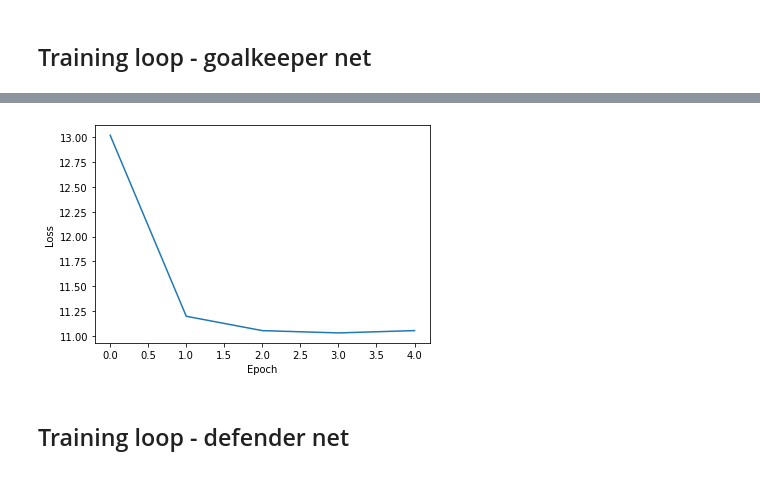
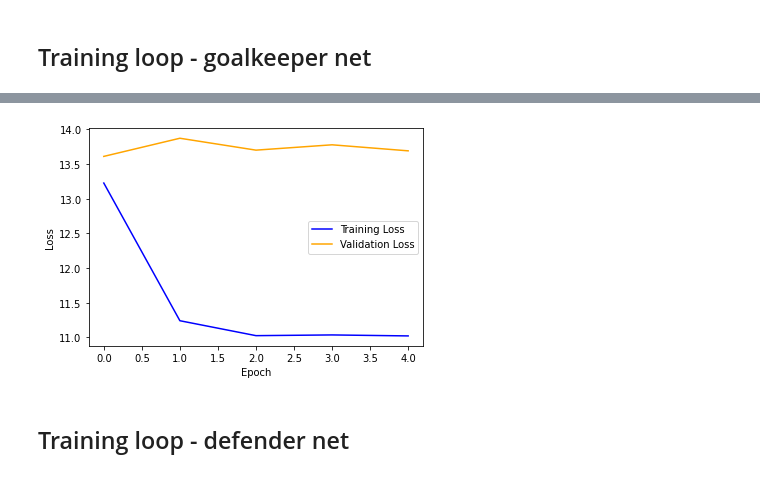
Before and after one commit to Fran3x/FPL_Model, a Jupyter notebook: notebooks/LSTM_test.ipynb, the cells around one changed output, grey strips where cells are left out. Cells and saved outputs as stored; diff of their text form; code cells hidden in the pictures.

Commit message:
better loss plot

```diff
--- a/notebooks/LSTM_test.ipynb
+++ b/notebooks/LSTM_test.ipynb
@@ -394,8 +363,10 @@ def train_net(net, num_epochs, dataloader, optimizer):
 # %%
-def plot_loss_history(loss_history):
-    plt.plot(loss_history)
+def plot_loss_history(loss_history_train, loss_history_valid):
+    plt.plot(loss_history_train, color='blue', label='Training Loss')
+    plt.plot(loss_history_valid, color='orange', label='Validation Loss')
     plt.xlabel('Epoch')
     plt.ylabel('Loss')
+    plt.legend()
     plt.show()
 # %% [markdown]
 ## Training loop - general net
@@ -420,5 +391,5 @@ net_gk = LSTMNetwork(1, 20, 2, 1, dropout=0.4).to(device)
 # %%
 %%time
 optimizer_gk = optim.Adam(net_gk.parameters(), lr=0.01)
-loss_history_gk = train_net(net_gk, 5, dataloader_gk_train, optimizer_gk)
+loss_history_gk_train, loss_history_gk_valid = train_net(net_gk, 5, dataloader_gk_train, dataloader_gk_valid, optimizer_gk)
 # %% [output]
@@ -428,7 +399,7 @@ Wall time: 2.04 s
 # %%
-plot_loss_history(loss_history_gk)
+plot_loss_history(loss_history_gk_train, loss_history_gk_valid)
 # %% [output]
-[figure, old version]
+[figure, new version]
 # %% [markdown]
 ## Training loop - defender net
 # %%
```
Also changed, not shown: parts of 41 cells of this notebook.
